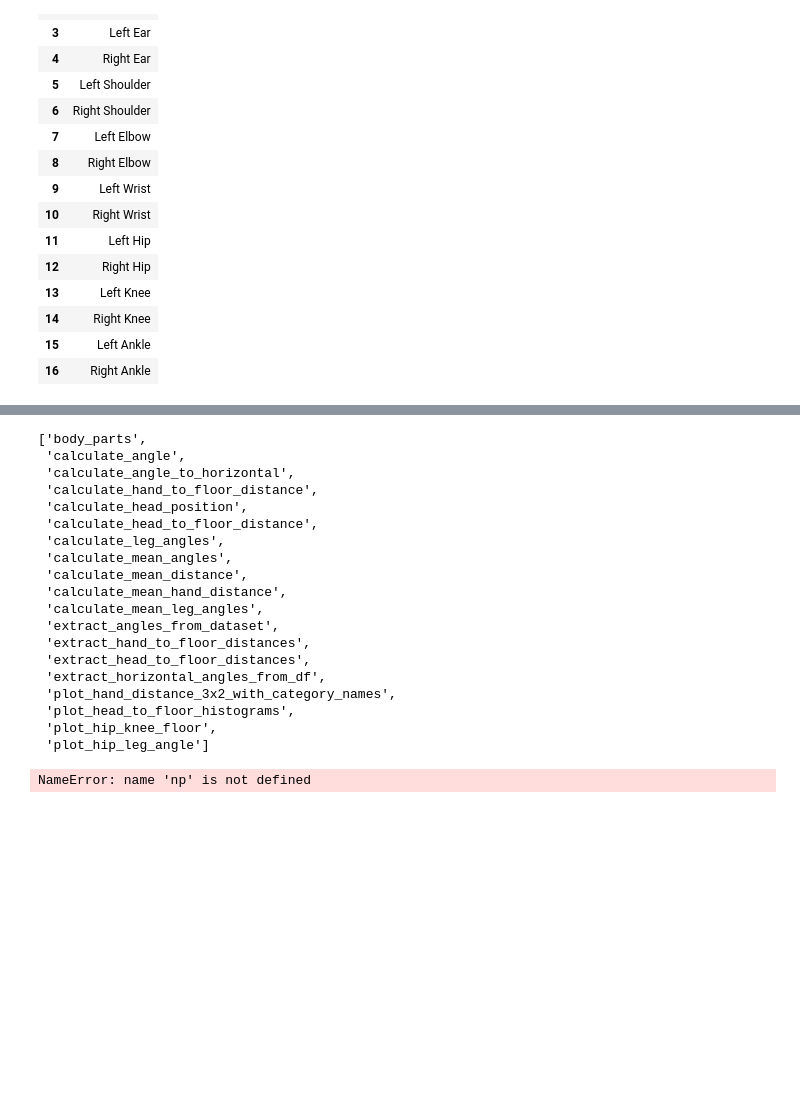
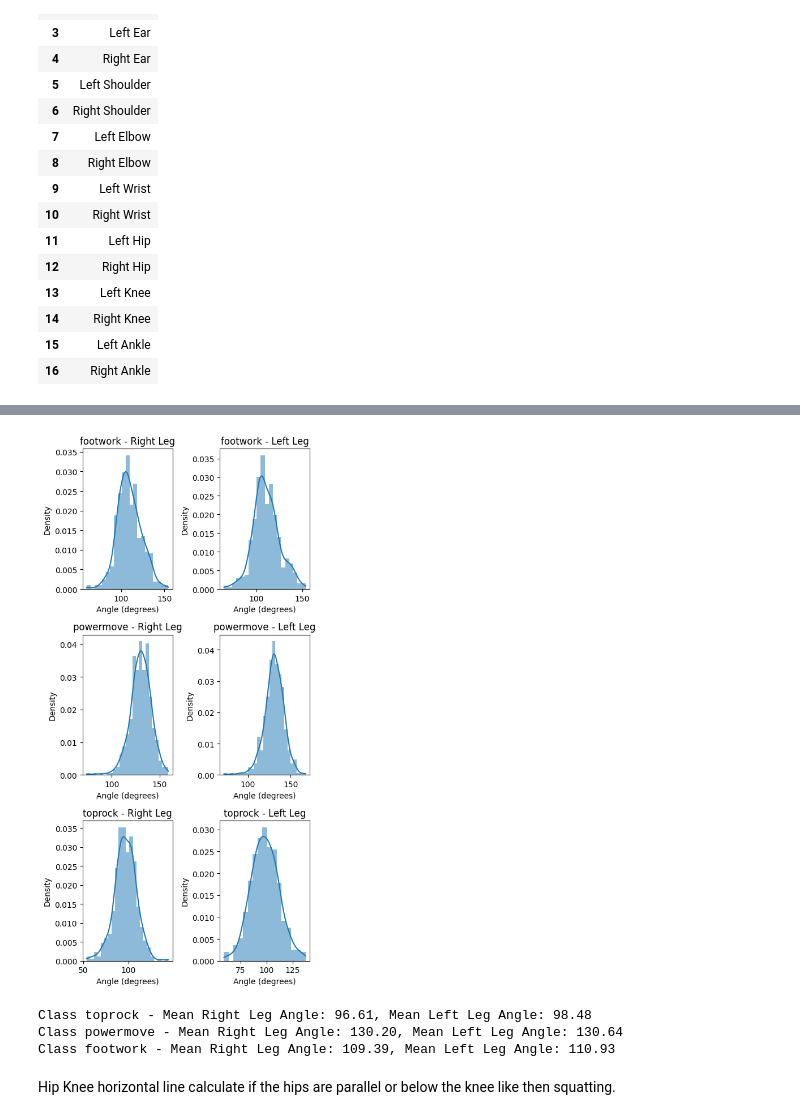
Before and after one commit to sarahaptumich/capstone, a Jupyter notebook: Brace_angles.ipynb, the cells around one changed output, grey strips where cells are left out. Drawn from its saved outputs; the diff is of its cells as text; code cells hidden in the pictures; blank space fills up the shorter version.

```diff
--- a/Brace_angles.ipynb
+++ b/Brace_angles.ipynb
@@ -90,29 +92,21 @@ df_body_parts
 right_keypoints = [12, 14, 16]
 left_keypoints = [11, 13, 15]
 category_to_int= {'toprock': 0, 'powermove': 1, 'footwork': 2}
-# %%
-function_list
-# %% [output]
-['body_parts',
- 'calculate_angle',
- 'calculate_angle_to_horizontal',
- 'calculate_hand_to_floor_distance',
- 'calculate_head_position',
- 'calculate_head_to_floor_distance',
- 'calculate_leg_angles',
- 'calculate_mean_angles',
- 'calculate_mean_distance',
- 'calculate_mean_hand_distance',
- 'calculate_mean_leg_angles',
- 'extract_angles_from_dataset',
- 'extract_hand_to_floor_distances',
- 'extract_head_to_floor_distances',
- 'extract_horizontal_angles_from_df',
- 'plot_hand_distance_3x2_with_category_names',
- 'plot_head_to_floor_histograms',
- 'plot_hip_knee_floor',
- 'plot_hip_leg_angle']
 # %%
-class_angles =extract_angles_from_dataset(flattened_clips, encoded_categories, right_keypoints, left_keypoints)
+class_angles_hka =extract_angles_from_dataset(flattened_clips, encoded_categories, right_keypoints, left_keypoints)
+plot_hip_leg_angle(class_angles_hka, category_to_int)
 # %% [output]
-NameError: name 'np' is not defined
+[figure, added]
+# %%
+mean_angles = calculate_mean_angles(class_angles_hka)
+int_to_category = {v: k for k, v in category_to_int.items()}
+# Print mean angles for each class and each leg
+for label in mean_angles:
+    category_name = int_to_category[label]
+    print(f"Class {category_name} - Mean Right Leg Angle: {mean_angles[label]['right']:.2f}, Mean Left Leg Angle: {mean_angles[label]['left']:.2f}")
+# %% [output]
+Class toprock - Mean Right Leg Angle: 96.61, Mean Left Leg Angle: 98.48
+Class powermove - Mean Right Leg Angle: 130.20, Mean Left Leg Angle: 130.64
+Class footwork - Mean Right Leg Angle: 109.39, Mean Left Leg Angle: 110.93
+# %% [markdown]
+Hip Knee horizontal line calculate if the hips are parallel or below the knee like then squatting.
```
Also changed, not shown: parts of 8 cells of this notebook.
